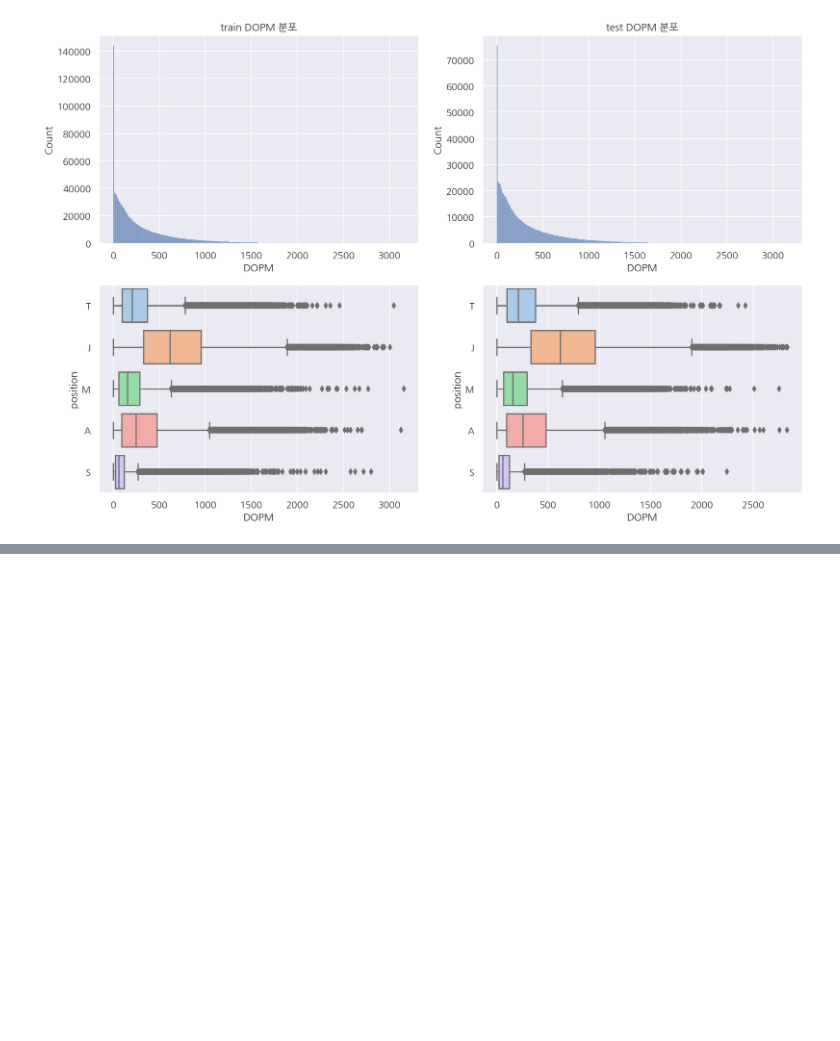
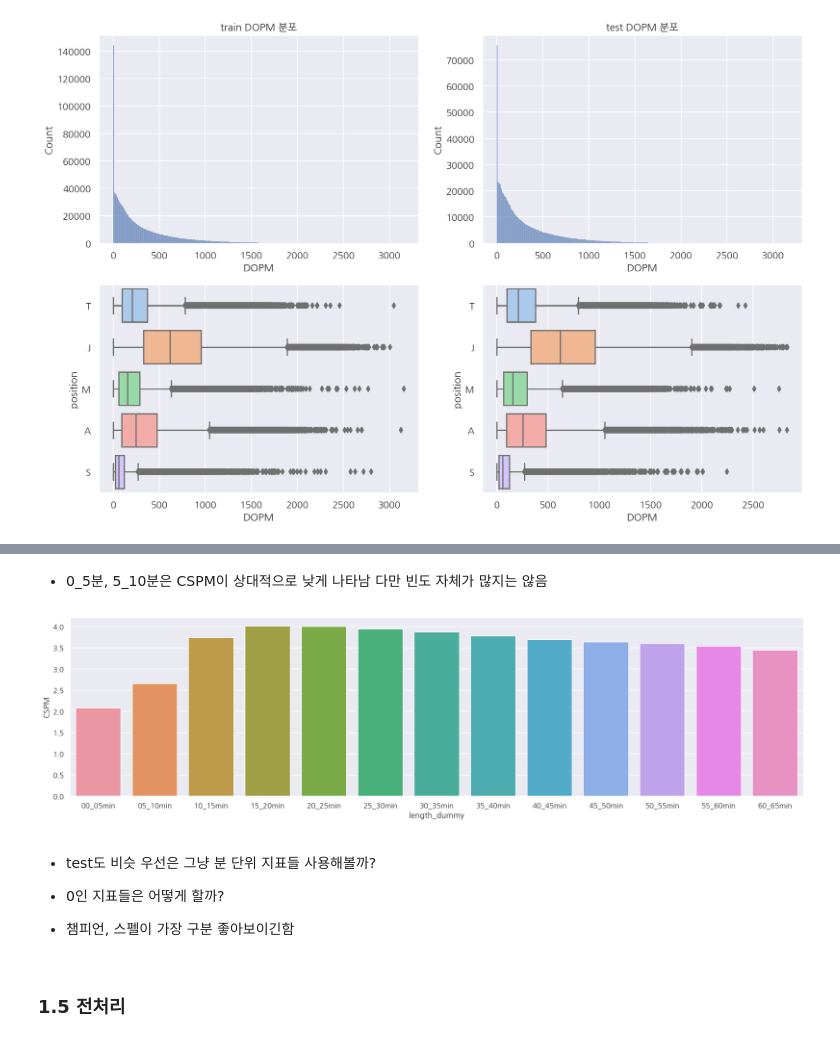
Before and after one commit to Romg2/OPGG, a Jupyter notebook: Day14/Day14.ipynb, the cells around one changed output, grey strips where cells are left out. Saved outputs shown, nothing was run; the diff lists cells and outputs as text; code cells hidden in the pictures; blank space fills up the shorter version.

```diff
--- a/Day14/Day14.ipynb
+++ b/Day14/Day14.ipynb
@@ -473,0 +724,27 @@ visualization("train", "test", "DOPM")
+# %% [markdown]
+- 0_5분, 5_10분은 CSPM이 상대적으로 낮게 나타남 다만 빈도 자체가 많지는 않음
+# %%
+# 게임 시간 구간별 지표
+fig = plt.figure(figsize = (20,5))
+
+p1 = sns.barplot(data = test,
+                 x = "length_dummy", y = "CSPM",
+                 order = np.sort(train["length_dummy"].unique()),
+                 ci = None)
+
+p1.set_xticklabels(labels = p1.get_xticklabels(),
+                   rotation = 0)
+
+plt.show()
+# %% [output]
+[figure, added]
+# %% [markdown]
+- test도 비슷 우선은 그냥 분 단위 지표들 사용해볼까?
+
+
+- 0인 지표들은 어떻게 할까?
+
+
+- 챔피언, 스펠이 가장 구분 좋아보이긴함
+# %% [markdown]
+### 1.5 전처리
```
Also changed, not shown: parts of 56 cells of this notebook.
